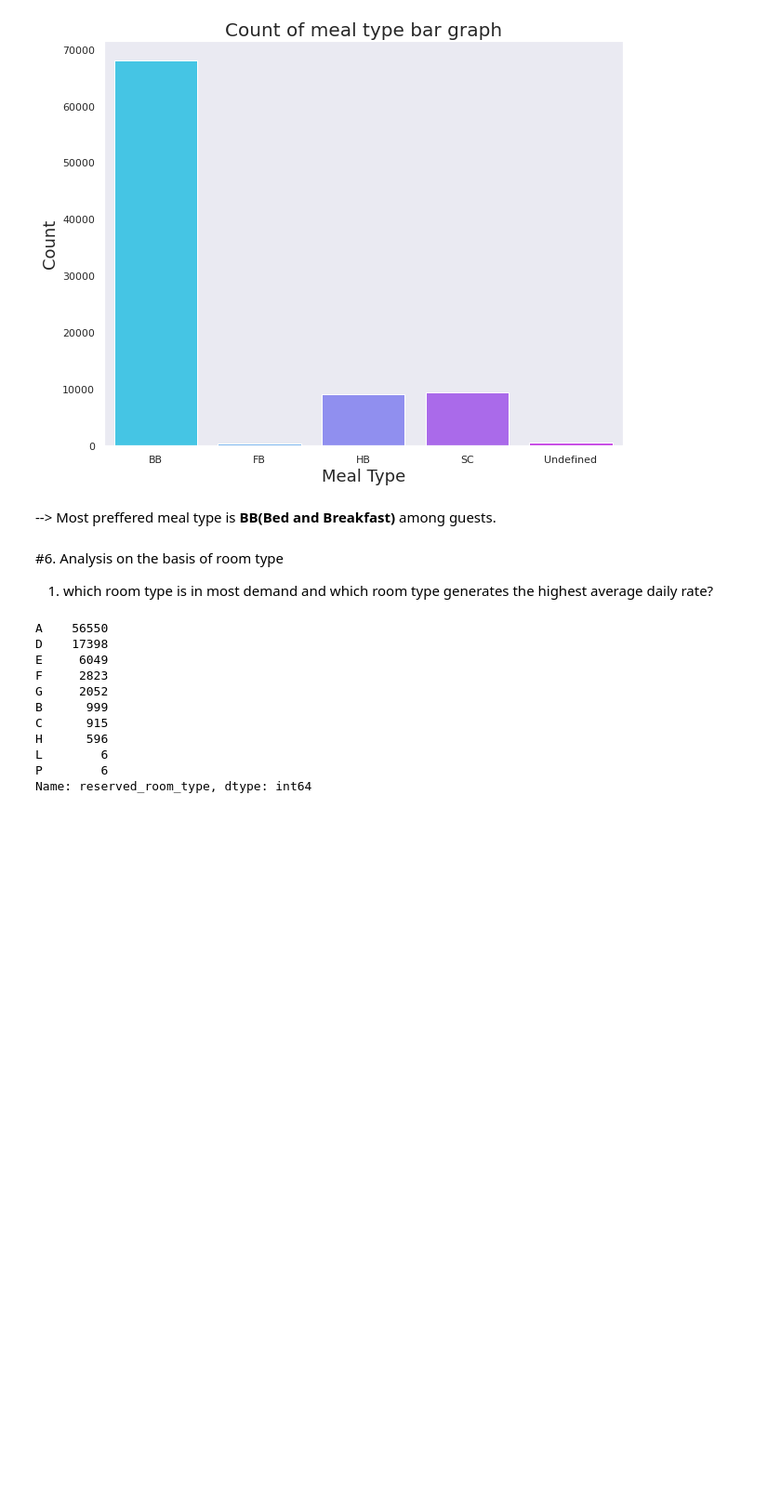
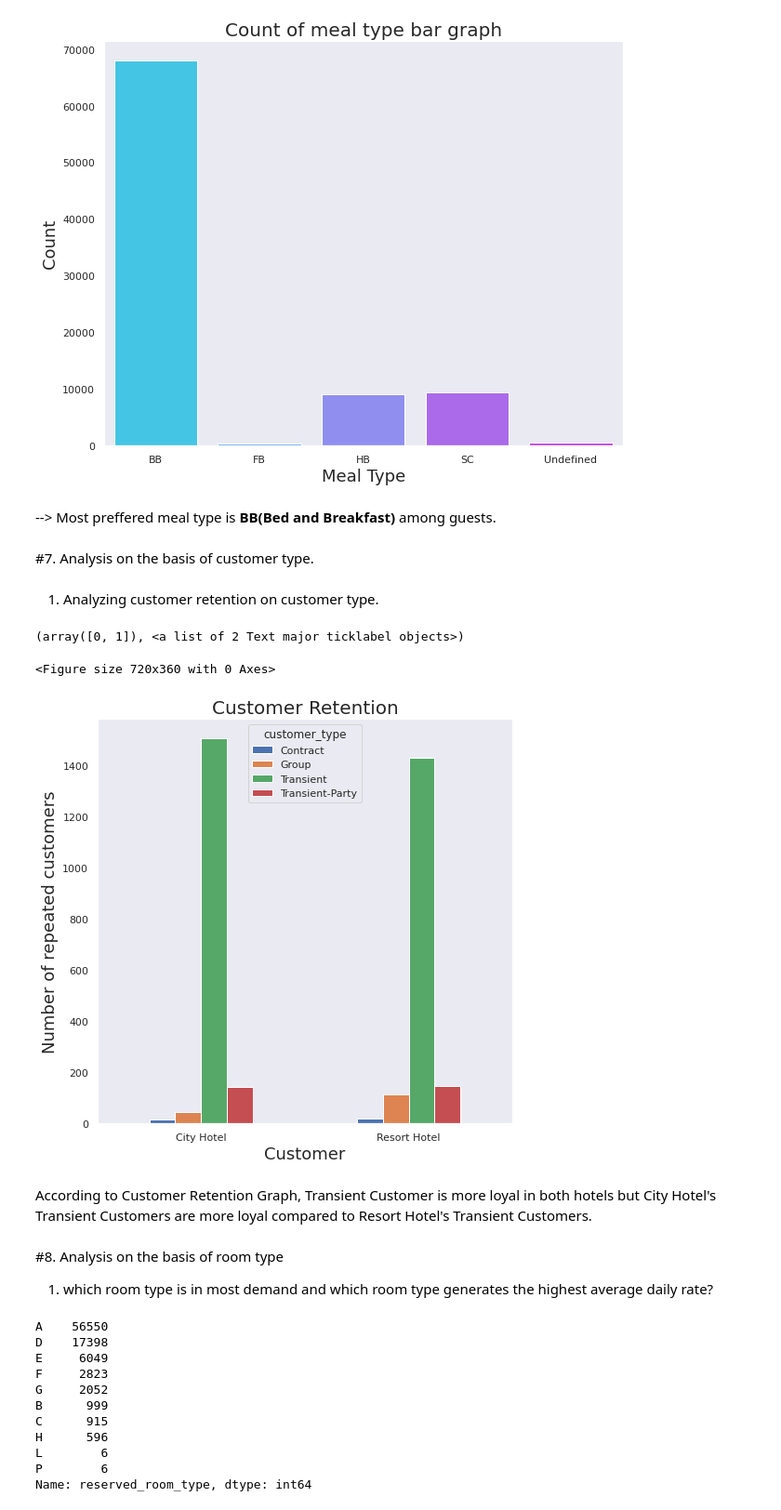
Before and after one commit to SomyaH99/Data_analysis_0f_Hotel_bookings, a Jupyter notebook: Hotel_Booking_Analysis_Capstone_Project.ipynb, the cells around one changed output. Shown at 93% size. Saved outputs shown, nothing was run; the diff lists cells and outputs as text; code cells hidden in the pictures; blank space fills up the shorter version.

```diff
--- a/Hotel_Booking_Analysis_Capstone_Project.ipynb
+++ b/Hotel_Booking_Analysis_Capstone_Project.ipynb
@@ -794,8 +794,29 @@ Text(0.5, 1.0, 'Count of meal type bar graph')
 [figure]
 # %% [markdown]
 --> Most preffered meal type is **BB(Bed and Breakfast)** among guests.
+# %% [markdown]
+#7. Analysis on the basis of customer type.
+# %% [markdown]
+1. Analyzing customer retention on customer type.
+# %%
+only_repeated_cust = df1[df1['repeated_guest_status']==1]
+# %%
+cust_retention = only_repeated_cust.groupby(['hotel','customer_type'])['repeated_guest_status'].count().unstack()
+# %%
+plt.figure(figsize=(10,5))
+cust_retention.plot.bar()
+plt.title('Customer Retention',fontsize=20)
+plt.ylabel('Number of repeated customers',fontsize=18)
+plt.xlabel('Customer',fontsize=18)
+plt.xticks(rotation = 0)
+# %% [output]
+(array([0, 1]), <a list of 2 Text major ticklabel objects>)
+<Figure size 720x360 with 0 Axes>
+[figure, added]
+# %% [markdown]
+According to Customer Retention Graph, Transient Customer is more loyal in both hotels but City Hotel's Transient Customers are more loyal compared to Resort Hotel's Transient Customers.
 # %% [markdown]
-#6. Analysis on the basis of room type
+#8. Analysis on the basis of room type
 
 
 1.   which room type is in most demand and which room type generates the highest average daily rate?
```
Also changed, not shown: parts of 9 cells of this notebook.
